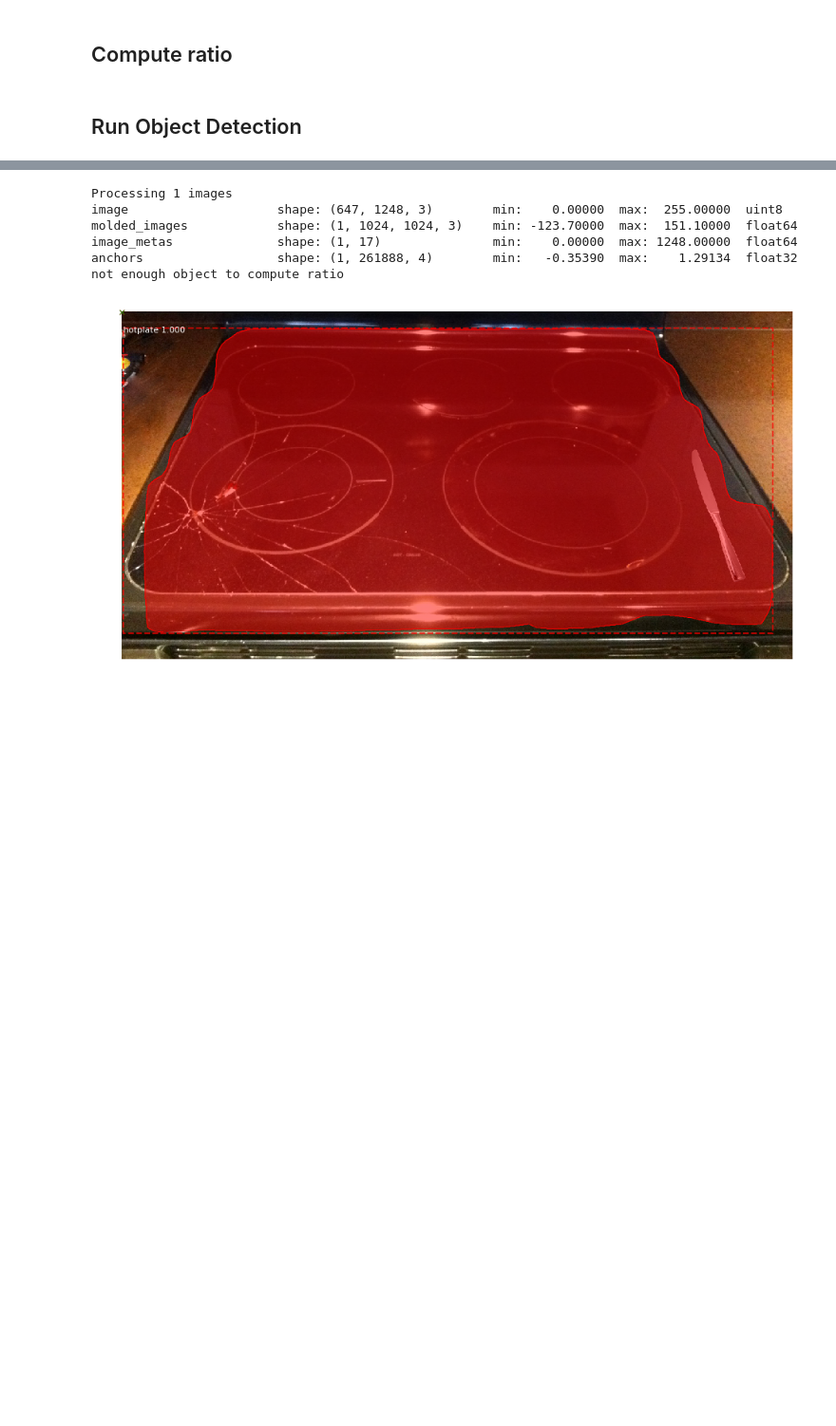
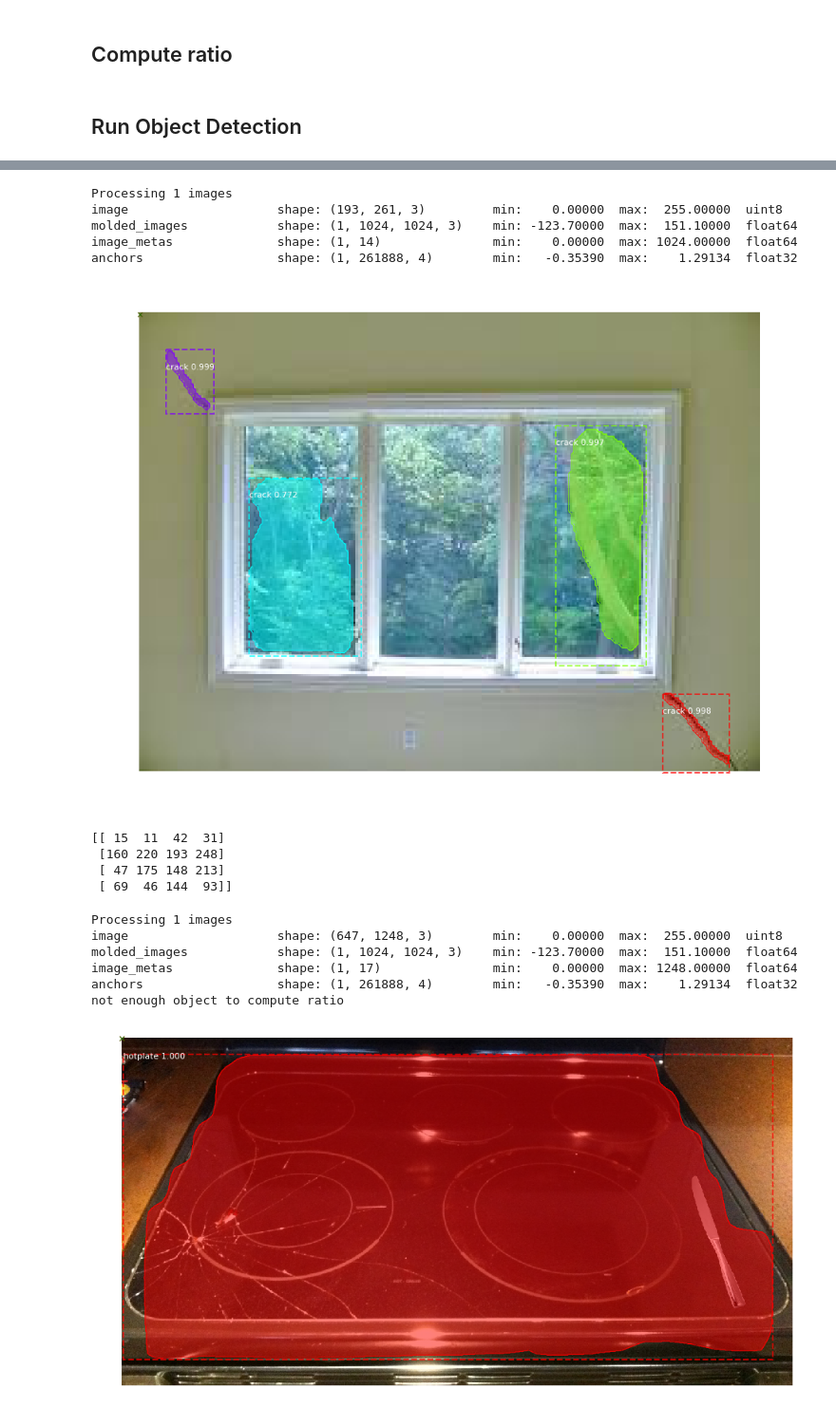
Before and after one commit to mtcld/Mask_RCNN, a Jupyter notebook: samples/coco/demo.ipynb, the cells around one changed output, grey strips where cells are left out. Shown at 95% size. Cells and saved outputs as stored; diff of their text form; code cells hidden in the pictures; blank space fills up the shorter version.

Commit message:
change demo to for crack

```diff
--- a/samples/coco/demo.ipynb
+++ b/samples/coco/demo.ipynb
@@ -49,7 +69,7 @@ class InferenceConfig(coco.CocoConfig):
     # one image at a time. Batch size = GPU_COUNT * IMAGES_PER_GPU
     GPU_COUNT = 1
     IMAGES_PER_GPU = 1
-    NUM_CLASSES= 5
+    NUM_CLASSES= 2
 
 config = InferenceConfig()
 config.display()
@@ -78,15 +98,16 @@ WEIGHT_DECAY                   0.0001
 model = modellib.MaskRCNN(mode="inference", model_dir=MODEL_DIR, config=config)
 
 # Load weights trained on MS-COCO
-max =0
-dirs = os.listdir(os.path.join(os.getcwd(),'../../logs/coco20180518T1056'))
-freg = re.compile(r'_\d+')
-for dir in dirs:
-    number = freg.search(dir)
-    if number is not None:
-        if int(number.group()[1:])>int(max):
-            max =number.group()[1:]
-max = '0125'
-COCO_MODEL_PATH='/home/dev02/mask_rcnn/logs/coco20180518T1056/mask_rcnn_coco_'+max+'.h5'
+# max =0
+# dirs = os.listdir(os.path.join(os.getcwd(),'../../logs/coco20180518T1056'))
+# freg = re.compile(r'_\d+')
+# for dir in dirs:
+#     number = freg.search(dir)
+#     if number is not None:
+#         if int(number.group()[1:])>int(max):
+#             max =number.group()[1:]
+max = '0040'
+
+COCO_MODEL_PATH='/home/ubuntu/Mask_RCNN/logs/mask_rcnn_coco_'+max+'.h5'
 model.load_weights(COCO_MODEL_PATH, by_name=True)
 # %% [output]
@@ -131,6 +152,7 @@ We don't want to require you to download the COCO dataset just to run this demo,
 #                'teddy bear', 'hair drier', 'toothbrush']
 
 class_names=['BG','fork', 'knife', 'spoon','hotplate'] # be careful to change this
+class_names = ['BG', 'crack']
 # %% [markdown]
 ## Compute ratio
 # %%
@@ -405,3 +440,35 @@ def display(image,r,max_point,centroid,class_names,figsize):
+# %%
+
+
+#image to test : use from test1-10
+image = skimage.io.imread('/home/ubuntu/Mask_RCNN/samples/coco/test.jpg')
+threshold = 0.9
+
+#seleceted image :
+
+# Run detection
+start = time.time()
+results = model.detect([image], verbose=1)
+
+# Visualize results
+r = results[0]
+
+visualize.display_instances(image, r['rois'], r['masks'], r['class_ids'],  class_names, r['scores'],max_point = [0,0],centroid = [0,0])
+# %% [output]
+Processing 1 images
+image                    shape: (193, 261, 3)         min:    0.00000  max:  255.00000  uint8
+molded_images            shape: (1, 1024, 1024, 3)    min: -123.70000  max:  151.10000  float64
+image_metas              shape: (1, 14)               min:    0.00000  max: 1024.00000  float64
+anchors                  shape: (1, 261888, 4)        min:   -0.35390  max:    1.29134  float32
+[figure, added]
+# %%
+bbox = r['rois']
+print(bbox)
+# %% [output]
+[[ 15  11  42  31]
+ [160 220 193 248]
+ [ 47 175 148 213]
+ [ 69  46 144  93]]
 # %%
 
 
```
Also changed, not shown: parts of 3 cells of this notebook.
